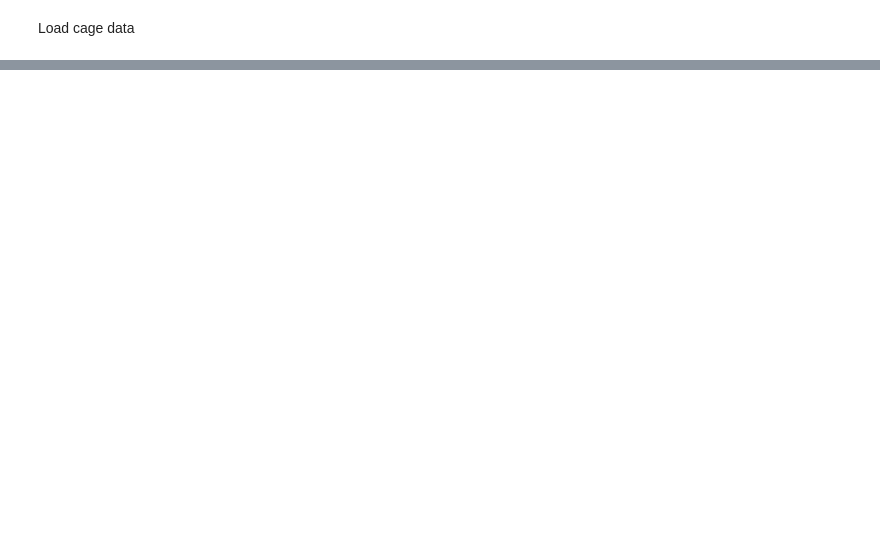
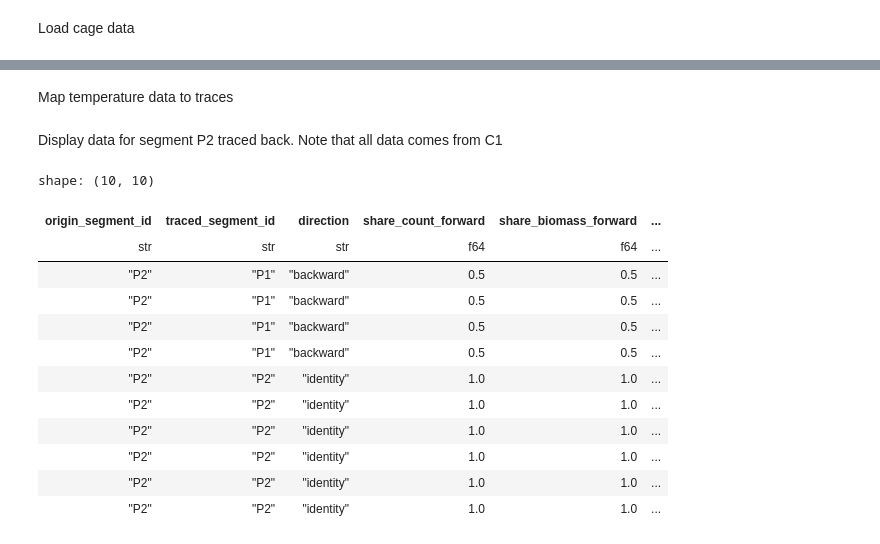
Before and after one commit to EivindBrendryen/aqua-tracekit, a Jupyter notebook: examples/example_2_split/example_2_split.ipynb, the cells around one changed output, grey strips where cells are left out. Cells and saved outputs as stored; diff of their text form; code cells hidden in the pictures; blank space fills up the shorter version.

Commit message:
Cleaning up examples. Completing split example. Copied cross-example data to make them more independent.

```diff
--- a/examples/example_2_split/example_2_split.ipynb
+++ b/examples/example_2_split/example_2_split.ipynb
@@ -57,3 +57,8 @@ HTML(model.visualize_trace())
 [interactive output not drawn]
 # %% [markdown]
 Load cage data
+# %%
+df_temperature = model.load_container_timeseries("temperature.csv")
+df_temperature = model.parse_float(df_temperature, "Temperature")
+df_segments_temperature = model.map_container_data_to_segments(df_temperature)
+df_segments_temperature.head(100)
@@ -59,0 +82,4 @@ Load cage data
+# %%
+df_ending_segments = model.get_segments_outgoing()
+df_traceability_index = model.trace_segments(df_ending_segments)
+df_traceability_index.head(100)
@@ -59,0 +94,25 @@ Load cage data
+# %% [markdown]
+Map temperature data to traces
+# %%
+df_traced_data = model.add_data_to_trace(df_segments_temperature, df_traceability_index)
+df_traced_data = df_traced_data.sort(SdtSchema.TraceabilityIndex.ORIGIN_SEGMENT_ID, SdtSchema.TimeSeries.DATE_TIME)
+# %% [markdown]
+Display data for segment P2 traced back. Note that all data comes from C1
+# %%
+
+df_p2_data = df_traced_data.filter(df_traced_data[SdtSchema.TraceabilityIndex.ORIGIN_SEGMENT_ID] == "P2")
+df_p2_data.head(20)
+# %% [output]
+shape: (10, 10)
+| origin_segment_id | traced_segment_id | direction | share_count_forward | share_biomass_forward | ... |
+| str | str | str | f64 | f64 | ... |
+| "P2" | "P1" | "backward" | 0.5 | 0.5 | ... |
+| "P2" | "P1" | "backward" | 0.5 | 0.5 | ... |
+| "P2" | "P1" | "backward" | 0.5 | 0.5 | ... |
+| "P2" | "P1" | "backward" | 0.5 | 0.5 | ... |
+| "P2" | "P2" | "identity" | 1.0 | 1.0 | ... |
+| "P2" | "P2" | "identity" | 1.0 | 1.0 | ... |
+| "P2" | "P2" | "identity" | 1.0 | 1.0 | ... |
+| "P2" | "P2" | "identity" | 1.0 | 1.0 | ... |
+| "P2" | "P2" | "identity" | 1.0 | 1.0 | ... |
+| "P2" | "P2" | "identity" | 1.0 | 1.0 | ... |
```
Also changed, not shown: parts of 5 cells of this notebook, 14 other files.
